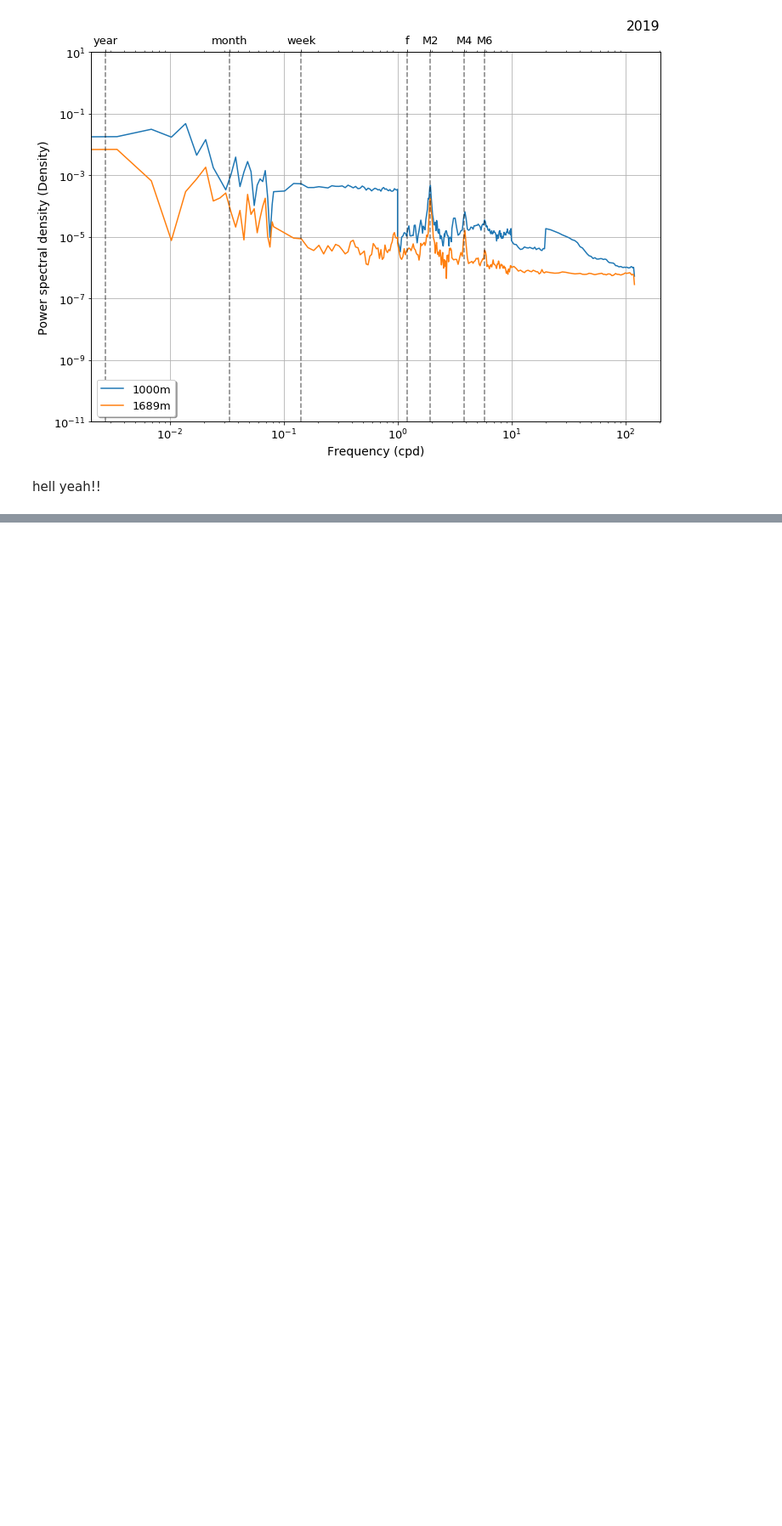
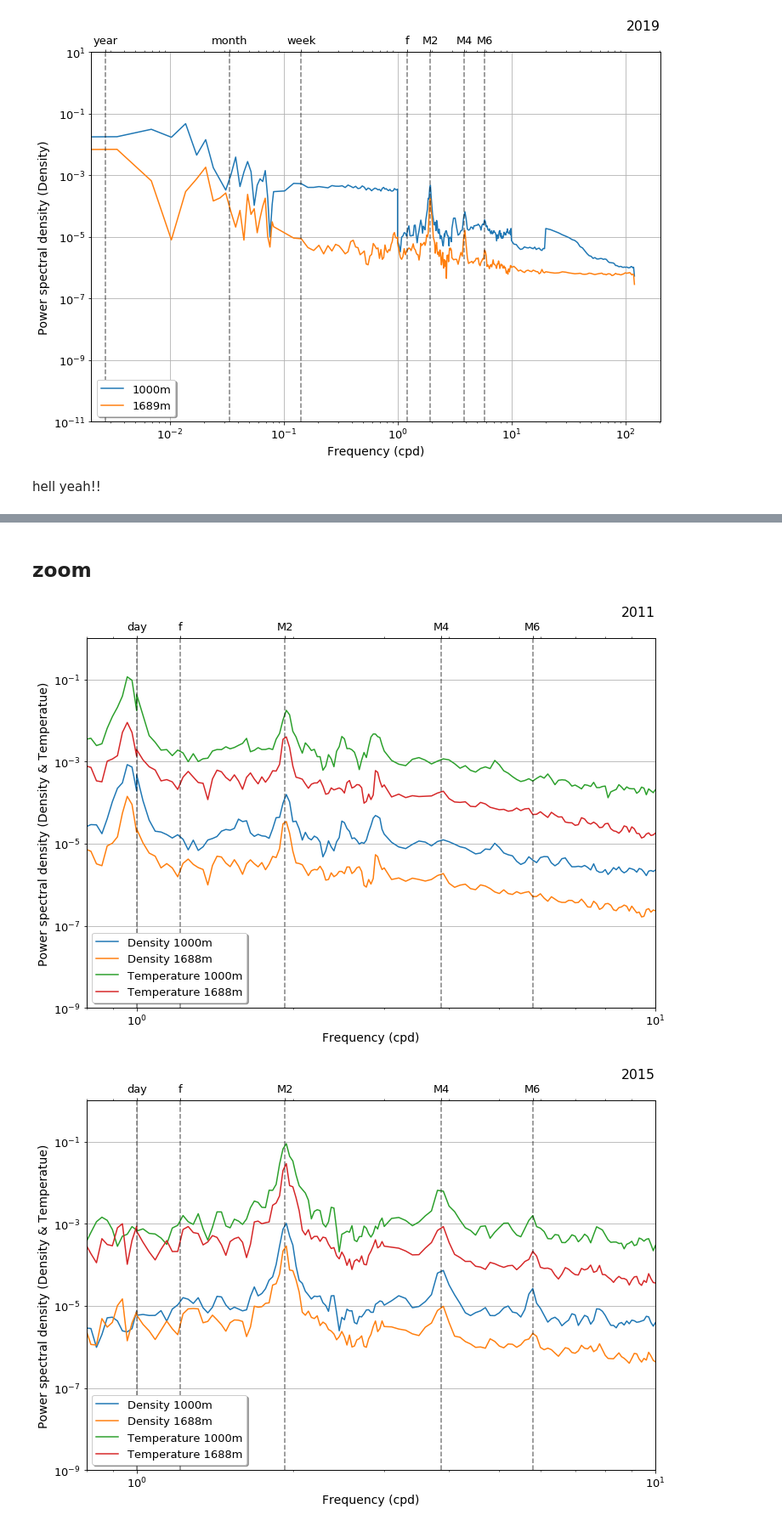
Before and after one commit to cpierard/momar_data_analysis, a Jupyter notebook: 14.Power_spectra_density_vs_temperature.ipynb, the cells around one changed output, grey strips where cells are left out. Shown at 85% size. Saved outputs shown, nothing was run; the diff lists cells and outputs as text; code cells hidden in the pictures; blank space fills up the shorter version.

```diff
--- a/14.Power_spectra_density_vs_temperature.ipynb
+++ b/14.Power_spectra_density_vs_temperature.ipynb
@@ -125,0 +185,48 @@ hell yeah!!
+# %% [markdown]
+## zoom
+# %%
+for year in [2011,2015,2016,2017]:
+    with open(f'../support_data/PowerSpectra/psd_density_{year}', 'rb') as f:
+        ps_density = pickle.load(f)
+    with open(f'../support_data/PowerSpectra/psd_sbe_{year}', 'rb') as f:
+        ps_temp = pickle.load(f)
+
+    plt.rcParams.update({'font.size': 13})
+    # x_colors = np.linspace(0,1, len(ps.keys()))
+    # colors = cm.get_cmap('viridis_r')(x_colors)
+
+    fig = plt.figure(figsize=(12,8))
+    ax1 = fig.add_subplot(111)
+    ax2 = ax1.twiny()
+
+    for j, depth in enumerate(sorted(ps_density.keys())):
+        ax1.loglog(ps_density[depth]['freq'], ps_density[depth]['psd'],
+                   label=f"Density {depth:0.0f}m")#, c=colors[j])
+
+    for j, depth in enumerate(sorted(ps_temp.keys())):
+        ax1.loglog(ps_temp[depth]['freq'], ps_temp[depth]['psd'],
+                   label=f"Temperature {depth:0.0f}m")#, c=colors[j])
+
+    ax2.loglog(ps_density[depth]['freq'], ps_density[depth]['psd'], alpha=0)
+
+    for typical_freq in upper_tick_locations_zoom:
+        ax1.axvline(typical_freq, color='k', alpha=0.5, ls='--')
+
+    ax1.grid()
+    ax1.set_xlabel('Frequency (cpd)', fontsize=14)
+    ax1.set_ylabel('Power spectral density (Density & Temperatue)', fontsize=14)
+    ax1.set_xlim(0.8, 1e1)
+    ax2.set_xlim(0.8, 1e1)
+
+    ax1.set_ylim(1e-9,1e0)
+    ax2.set_ylim(1e-9,1e0)
+
+    ax2.set_xlim(ax1.get_xlim())
+    ax2.set_xticks(upper_tick_locations_zoom)
+    ax2.set_xticklabels(upper_tick_labels_zoom)
+    ax1.legend(loc='lower left', shadow=True)
+    ax1.set_title(f'{year}', loc='right') # remove for publishing
+    #### SAVE THIS ####
+# %% [output]
+[figure, added]
+[figure, added]
```
Also changed, not shown: parts of 14 cells of this notebook, 5 other files.
